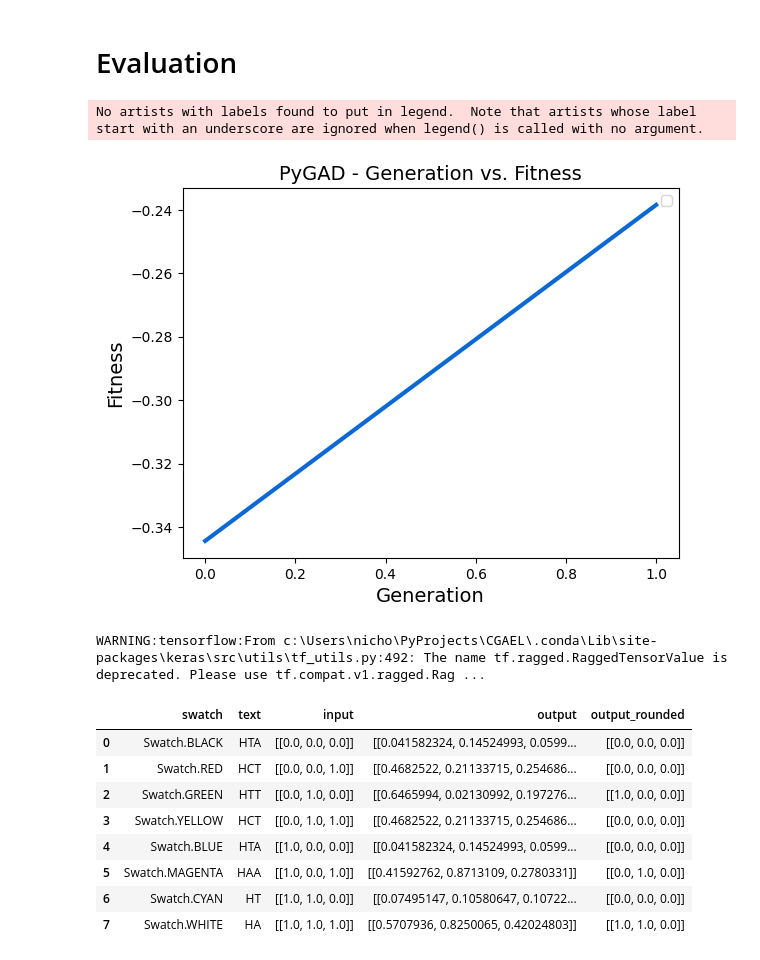
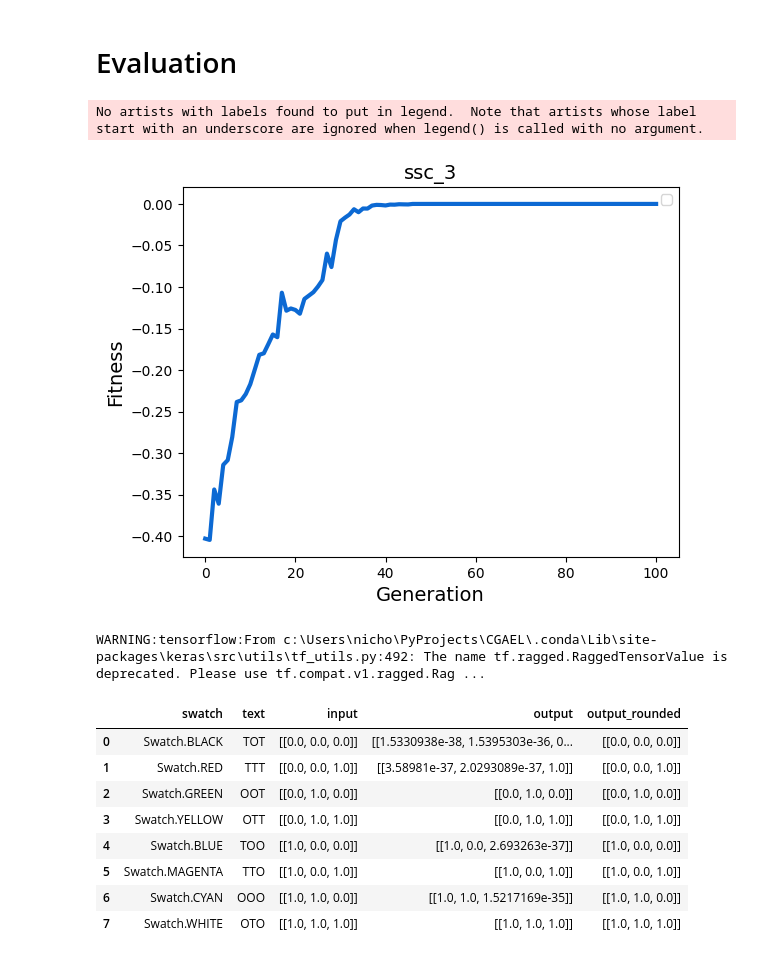
Before and after one commit to TiredBoxfan/CGAEL, a Jupyter notebook: experiments/single_simple_color/single_simple_color.ipynb, the cells around one changed output. Drawn from its saved outputs; the diff is of its cells as text; code cells hidden in the pictures.

Commit message:
First CGAELs

```diff
--- a/experiments/single_simple_color/single_simple_color.ipynb
+++ b/experiments/single_simple_color/single_simple_color.ipynb
@@ -22,4 +24,6 @@ WARNING:tensorflow:From c:\Users\nicho\PyProjects\CGAEL\.conda\Lib\site-packages
 # %% [markdown]
 # Set Up
 # %%
-output_folder = os.path.join("..", "results","single_simple_color")
+root_folder = os.path.join("C:",os.sep,"Users","nicho","PyProjects","CGAEL","results")
+experiment_folder = "single_simple_color"
+experiment_prefix = "ssc"
@@ -27,0 +32,11 @@ experiment_name = "temp"
+# %%
+ID_FORMAT = "{experiment_prefix}_{i}"
+
+i = 1
+while os.path.exists(os.path.join(root_folder, experiment_folder, f"{ID_FORMAT.format(experiment_prefix=experiment_prefix, i=i)}.npy")):
+    i += 1
+
+experiment_id = ID_FORMAT.format(experiment_prefix=experiment_prefix, i=i)
+filename = f"{experiment_id}.npy"
+filepath = os.path.join(root_folder, experiment_folder, filename)
+print(filepath)
@@ -28,15 +45,15 @@ experiment_name = "temp"
 # %% [markdown]
 # Training
 # %%
-ts = cgael.LanguageTokenSet("CHAT", '-')
-gen = SimpleColorGenerator([Swatch.WHITE, Swatch.BLACK], blur=0, batch_lock=True)
+ts = cgael.LanguageTokenSet("TO", '-')
+gen = SimpleColorGenerator([Swatch.WHITE, Swatch.BLACK, Swatch.RED, Swatch.GREEN, Swatch.BLUE, Swatch.YELLOW, Swatch.CYAN, Swatch.MAGENTA], blur=0, batch_lock=True)
 model = SimpleColorModel(token_set=ts, word_count=1, word_length=3)
 # %% [output]
 WARNING:tensorflow:From c:\Users\nicho\PyProjects\CGAEL\.conda\Lib\site-packages\keras\src\backend.py:873: The name tf.get_default_graph is deprecated. Please use tf.compat.v1.get_default_graph instea ...
 # %%
 ga_inst = model.train(
     generator = gen,
-    generations = 1,
+    generations = 100,
     num_solutions = 50,
     num_parents_mating = 10,
 )
@@ -51,10 +80,11 @@ np.save(os.path.join(output_folder, f"{experiment_name}.npy"), np.array(model.mo
 # %% [markdown]
 # Evaluation
 # %%
-plot = ga_inst.plot_fitness(title=experiment_name, color="#0C69D3")
+plot = ga_inst.plot_fitness(title=experiment_id, color="#0C69D3")
+plot.savefig(os.path.join(root_folder, experiment_folder, f"{experiment_id}.png"))
 # %% [output]
 No artists with labels found to put in legend.  Note that artists whose label start with an underscore are ignored when legend() is called with no argument.
-[figure, old version]
+[figure, new version]
 # %%
 KEY_SWATCH = "swatch"
 KEY_TEXT = "text"
@@ -81,11 +111,11 @@ display(df)
 # %% [output]
 WARNING:tensorflow:From c:\Users\nicho\PyProjects\CGAEL\.conda\Lib\site-packages\keras\src\utils\tf_utils.py:492: The name tf.ragged.RaggedTensorValue is deprecated. Please use tf.compat.v1.ragged.Rag ...
 |  | swatch | text | input | output | output_rounded |
-| 0 | Swatch.BLACK | HTA | [[0.0, 0.0, 0.0]] | [[0.041582324, 0.14524993, 0.0599... | [[0.0, 0.0, 0.0]] |
-| 1 | Swatch.RED | HCT | [[0.0, 0.0, 1.0]] | [[0.4682522, 0.21133715, 0.254686... | [[0.0, 0.0, 0.0]] |
-| 2 | Swatch.GREEN | HTT | [[0.0, 1.0, 0.0]] | [[0.6465994, 0.02130992, 0.197276... | [[1.0, 0.0, 0.0]] |
-| 3 | Swatch.YELLOW | HCT | [[0.0, 1.0, 1.0]] | [[0.4682522, 0.21133715, 0.254686... | [[0.0, 0.0, 0.0]] |
-| 4 | Swatch.BLUE | HTA | [[1.0, 0.0, 0.0]] | [[0.041582324, 0.14524993, 0.0599... | [[0.0, 0.0, 0.0]] |
-| 5 | Swatch.MAGENTA | HAA | [[1.0, 0.0, 1.0]] | [[0.41592762, 0.8713109, 0.2780331]] | [[0.0, 1.0, 0.0]] |
-| 6 | Swatch.CYAN | HT | [[1.0, 1.0, 0.0]] | [[0.07495147, 0.10580647, 0.10722... | [[0.0, 0.0, 0.0]] |
-| 7 | Swatch.WHITE | HA | [[1.0, 1.0, 1.0]] | [[0.5707936, 0.8250065, 0.42024803]] | [[1.0, 1.0, 0.0]] |
+| 0 | Swatch.BLACK | TOT | [[0.0, 0.0, 0.0]] | [[1.5330938e-38, 1.5395303e-36, 0... | [[0.0, 0.0, 0.0]] |
+| 1 | Swatch.RED | TTT | [[0.0, 0.0, 1.0]] | [[3.58981e-37, 2.0293089e-37, 1.0]] | [[0.0, 0.0, 1.0]] |
+| 2 | Swatch.GREEN | OOT | [[0.0, 1.0, 0.0]] | [[0.0, 1.0, 0.0]] | [[0.0, 1.0, 0.0]] |
+| 3 | Swatch.YELLOW | OTT | [[0.0, 1.0, 1.0]] | [[0.0, 1.0, 1.0]] | [[0.0, 1.0, 1.0]] |
+| 4 | Swatch.BLUE | TOO | [[1.0, 0.0, 0.0]] | [[1.0, 0.0, 2.693263e-37]] | [[1.0, 0.0, 0.0]] |
+| 5 | Swatch.MAGENTA | TTO | [[1.0, 0.0, 1.0]] | [[1.0, 0.0, 1.0]] | [[1.0, 0.0, 1.0]] |
+| 6 | Swatch.CYAN | OOO | [[1.0, 1.0, 0.0]] | [[1.0, 1.0, 1.5217169e-35]] | [[1.0, 1.0, 0.0]] |
+| 7 | Swatch.WHITE | OTO | [[1.0, 1.0, 1.0]] | [[1.0, 1.0, 1.0]] | [[1.0, 1.0, 1.0]] |
```
Also changed, not shown: parts of 7 cells of this notebook, 1 other file.
